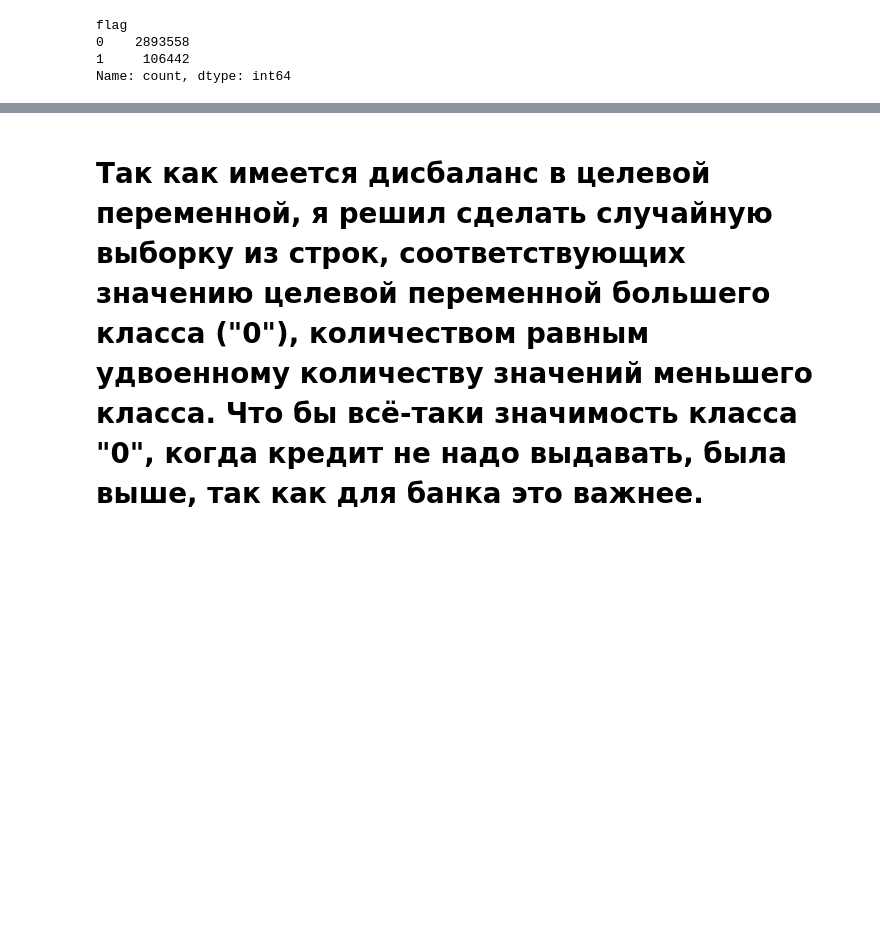
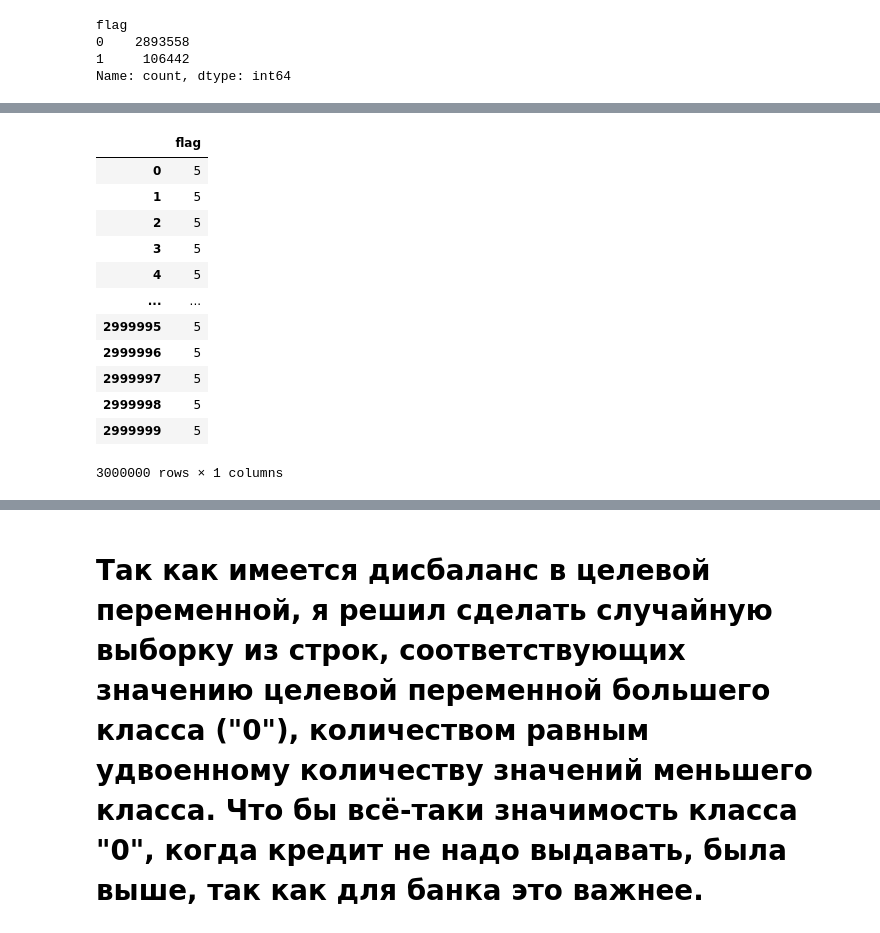
Before and after one commit to InfinityVaL/Machine_Learning, a Jupyter notebook: Credit.ipynb, the cells around one changed output, grey strips where cells are left out. Saved outputs shown, nothing was run; the diff lists cells and outputs as text; code cells hidden in the pictures; blank space fills up the shorter version.

```diff
--- a/Credit.ipynb
+++ b/Credit.ipynb
@@ -511,0 +513,17 @@ df6.shape
+# %%
+flag = df6[['flag']].reset_index(drop=True) + 5
+flag
+# %% [output]
+|  | flag |
+| 0 | 5 |
+| 1 | 5 |
+| 2 | 5 |
+| 3 | 5 |
+| 4 | 5 |
+| ... | ... |
+| 2999995 | 5 |
+| 2999996 | 5 |
+| 2999997 | 5 |
+| 2999998 | 5 |
+| 2999999 | 5 |
+3000000 rows × 1 columns
```
Also changed, not shown: parts of 15 cells of this notebook.
